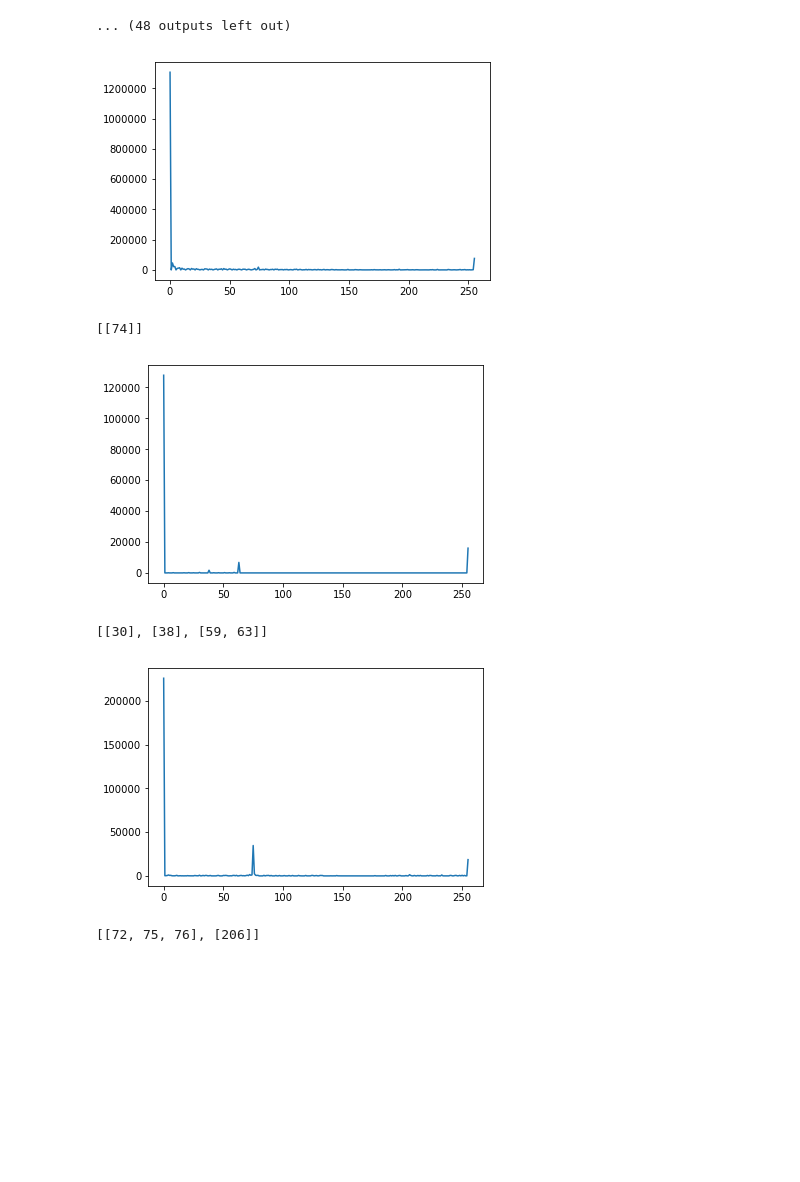
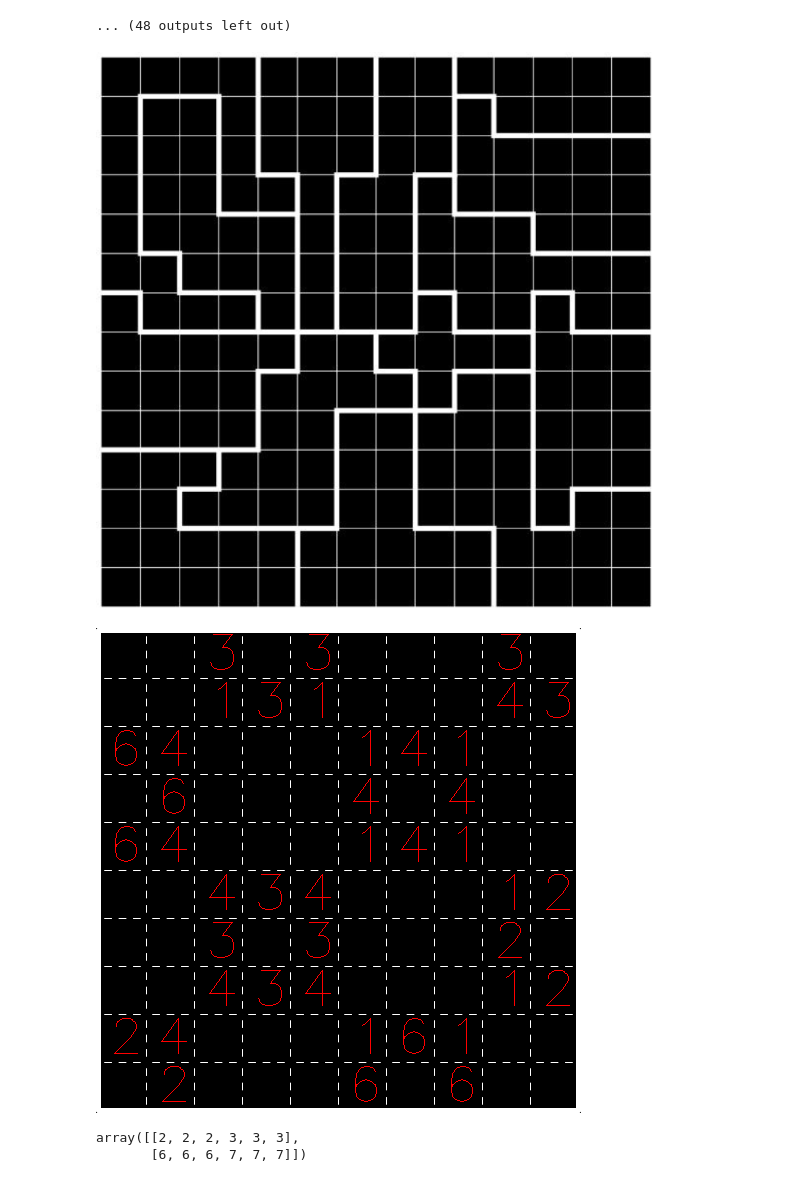
Before and after one commit to PhilHarnish/forge, a Jupyter notebook: src/data/image/scratch.ipynb, the cells around one changed output. Saved outputs shown, nothing was run; the diff lists cells and outputs as text; code cells hidden in the pictures; blank space fills up the shorter version.

```diff
--- a/src/data/image/scratch.ipynb
+++ b/src/data/image/scratch.ipynb
@@ -438,34 +429,40 @@ preserved
 preserved
 [figure]
 ... (48 outputs left out)
-# %%
-importlib.reload(grid)
-importlib.reload(np2d)
-importlib.reload(utils)
-importlib.reload(coloring)
-
-g = get_grid('nonogram.png')
-plt.plot(g._grayscale_inv_bincount)
-plt.show()
-print(list(coloring.top_n_color_clusters(g._grayscale_inv_bincount, 6)))
-#print(len(g._grayscale_inv_bincount))
-
-#list(g._layer_masks(10, show))
-
-g = get_grid('arrow.png')
-plt.plot(g._grayscale_inv_bincount)
-plt.show()
-print(list(coloring.top_n_color_clusters(g._grayscale_inv_bincount, 6)))
-
-
-g = get_grid('thermo.png')
-plt.plot(g._grayscale_inv_bincount)
-plt.show()
-print(list(coloring.top_n_color_clusters(g._grayscale_inv_bincount, 6)))
-# %% [output]
-[figure, removed]
-[[74]]
-[figure, removed]
-[[30], [38], [59, 63]]
-[figure, removed]
-[[72, 75, 76], [206]]
+# %%
+from puzzle.constraints.image import decompose_constraints
+importlib.reload(utils)
+importlib.reload(decompose_constraints)
+importlib.reload(decompose)
+importlib.reload(image)
+importlib.reload(image_problem)
+
+#image.show = show
+decompose.show = show
+
+_FOCUS = {
+#   'arrow.png',
+  'cages.png',
+#   'castlewall.png',
+  'fillomino.png',
+#   'kenken.png',
+#   'nonogram.png',
+#   'thermo.png',
+#   'strimko.png',
+}
+
+for n, i in imgs():
+  p = image_problem.ImageProblem(n, i)
+  show(p._decompose.get_debug_data())
+# %% [output]
+[figure, added]
+[figure, added]
+# %%
+a = np.array([
+  [1, 1, 1, 2, 2, 2],
+  [4, 4, 4, 5, 5, 5],
+])
+a + np.array([[1], [2]])
+# %% [output]
+array([[2, 2, 2, 3, 3, 3],
+       [6, 6, 6, 7, 7, 7]])
```
Also changed, not shown: parts of 5 cells of this notebook.
